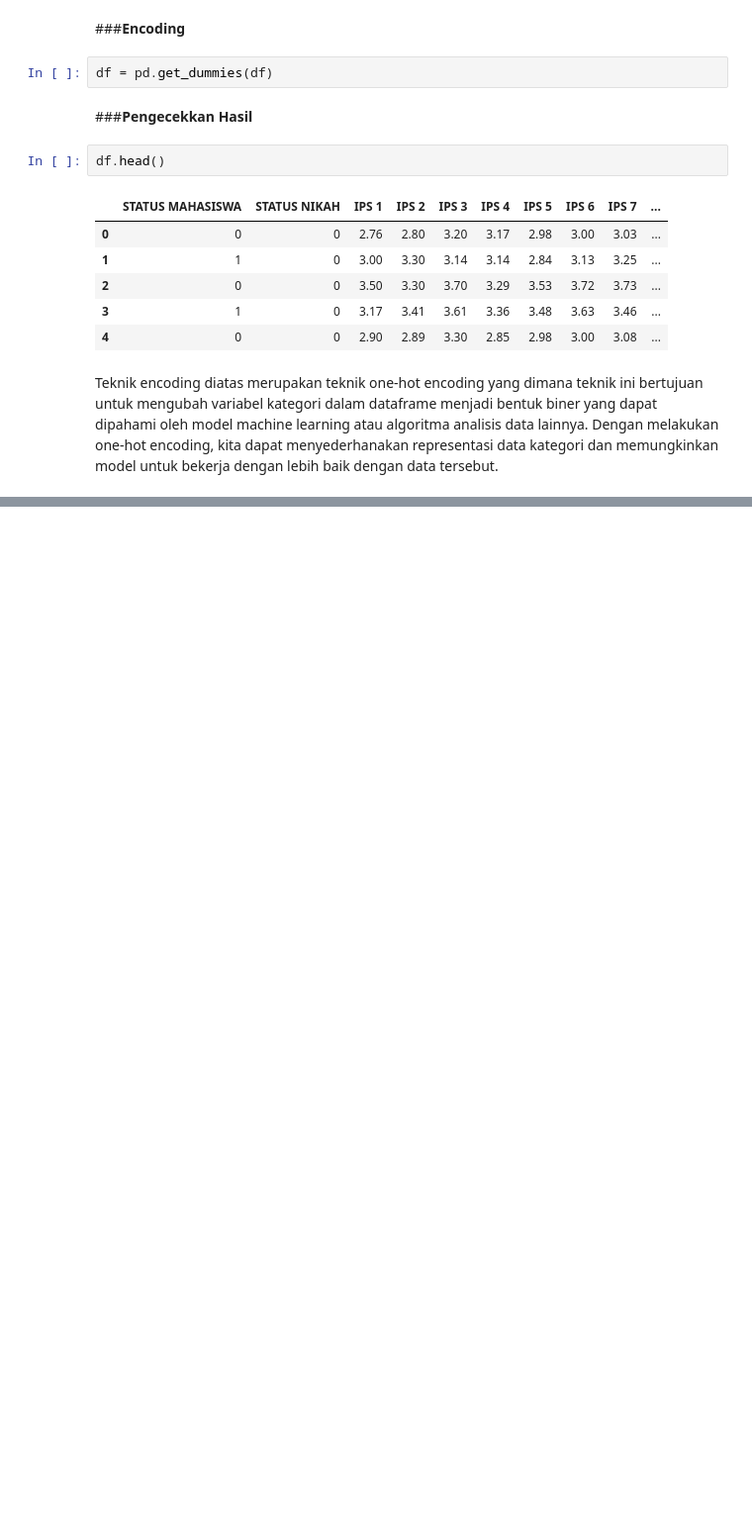
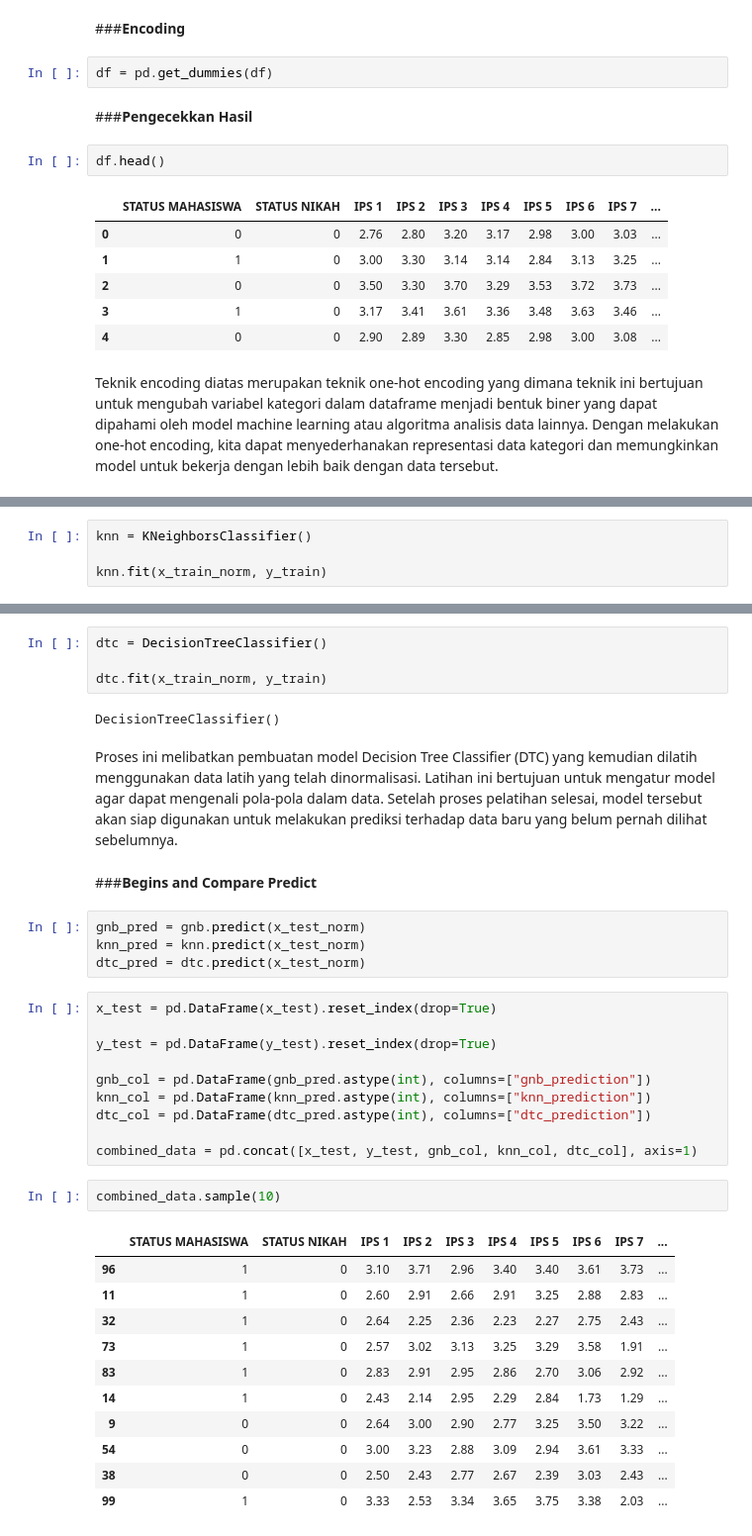
Before and after one commit to sunnyiuww/CheckpointDataMining, a Jupyter notebook: CRISP_DM.ipynb, the cells around one changed output, grey strips where cells are left out. Shown at 99% size. Saved outputs shown, nothing was run; the diff lists cells and outputs as text; blank space fills up the shorter version.

```diff
--- a/CRISP_DM.ipynb
+++ b/CRISP_DM.ipynb
@@ -740,0 +798,4 @@ Teknik encoding diatas merupakan teknik one-hot encoding yang dimana teknik ini
+# %%
+knn = KNeighborsClassifier()
+
+knn.fit(x_train_norm, y_train)
@@ -740,0 +808,38 @@ Teknik encoding diatas merupakan teknik one-hot encoding yang dimana teknik ini
+# %%
+dtc = DecisionTreeClassifier()
+
+dtc.fit(x_train_norm, y_train)
+# %% [output]
+DecisionTreeClassifier()
+# %% [markdown]
+Proses ini melibatkan pembuatan model Decision Tree Classifier (DTC) yang kemudian dilatih menggunakan data latih yang telah dinormalisasi. Latihan ini bertujuan untuk mengatur model agar dapat mengenali pola-pola dalam data. Setelah proses pelatihan selesai, model tersebut akan siap digunakan untuk melakukan prediksi terhadap data baru yang belum pernah dilihat sebelumnya.
+# %% [markdown]
+###**Begins and Compare Predict**
+# %%
+gnb_pred = gnb.predict(x_test_norm)
+knn_pred = knn.predict(x_test_norm)
+dtc_pred = dtc.predict(x_test_norm)
+# %%
+x_test = pd.DataFrame(x_test).reset_index(drop=True)
+
+y_test = pd.DataFrame(y_test).reset_index(drop=True)
+
+gnb_col = pd.DataFrame(gnb_pred.astype(int), columns=["gnb_prediction"])
+knn_col = pd.DataFrame(knn_pred.astype(int), columns=["knn_prediction"])
+dtc_col = pd.DataFrame(dtc_pred.astype(int), columns=["dtc_prediction"])
+
+combined_data = pd.concat([x_test, y_test, gnb_col, knn_col, dtc_col], axis=1)
+# %%
+combined_data.sample(10)
+# %% [output]
+|  | STATUS MAHASISWA | STATUS NIKAH | IPS 1 | IPS 2 | IPS 3 | IPS 4 | IPS 5 | IPS 6 | IPS 7 | ... |
+| 96 | 1 | 0 | 3.10 | 3.71 | 2.96 | 3.40 | 3.40 | 3.61 | 3.73 | ... |
+| 11 | 1 | 0 | 2.60 | 2.91 | 2.66 | 2.91 | 3.25 | 2.88 | 2.83 | ... |
+| 32 | 1 | 0 | 2.64 | 2.25 | 2.36 | 2.23 | 2.27 | 2.75 | 2.43 | ... |
+| 73 | 1 | 0 | 2.57 | 3.02 | 3.13 | 3.25 | 3.29 | 3.58 | 1.91 | ... |
+| 83 | 1 | 0 | 2.83 | 2.91 | 2.95 | 2.86 | 2.70 | 3.06 | 2.92 | ... |
+| 14 | 1 | 0 | 2.43 | 2.14 | 2.95 | 2.29 | 2.84 | 1.73 | 1.29 | ... |
+| 9 | 0 | 0 | 2.64 | 3.00 | 2.90 | 2.77 | 3.25 | 3.50 | 3.22 | ... |
+| 54 | 0 | 0 | 3.00 | 3.23 | 2.88 | 3.09 | 2.94 | 3.61 | 3.33 | ... |
+| 38 | 0 | 0 | 2.50 | 2.43 | 2.77 | 2.67 | 2.39 | 3.03 | 2.43 | ... |
+| 99 | 1 | 0 | 3.33 | 2.53 | 3.34 | 3.65 | 3.75 | 3.38 | 2.03 | ... |
```
Also changed, not shown: parts of 27 cells of this notebook.
